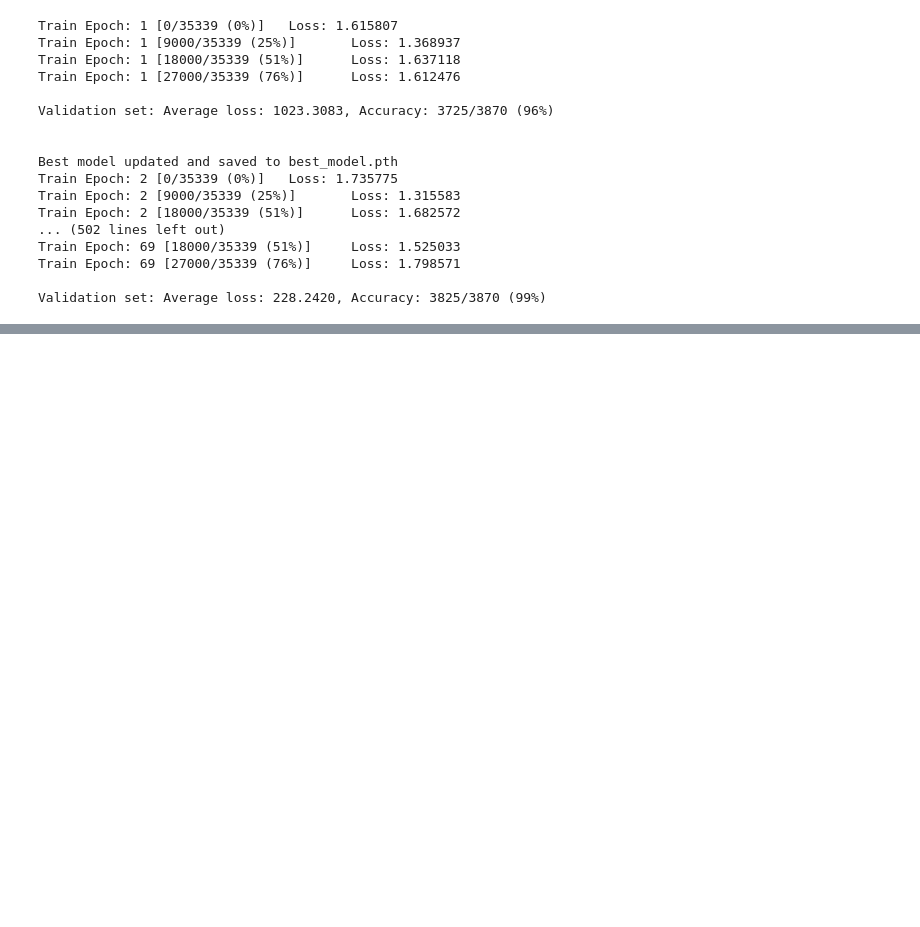
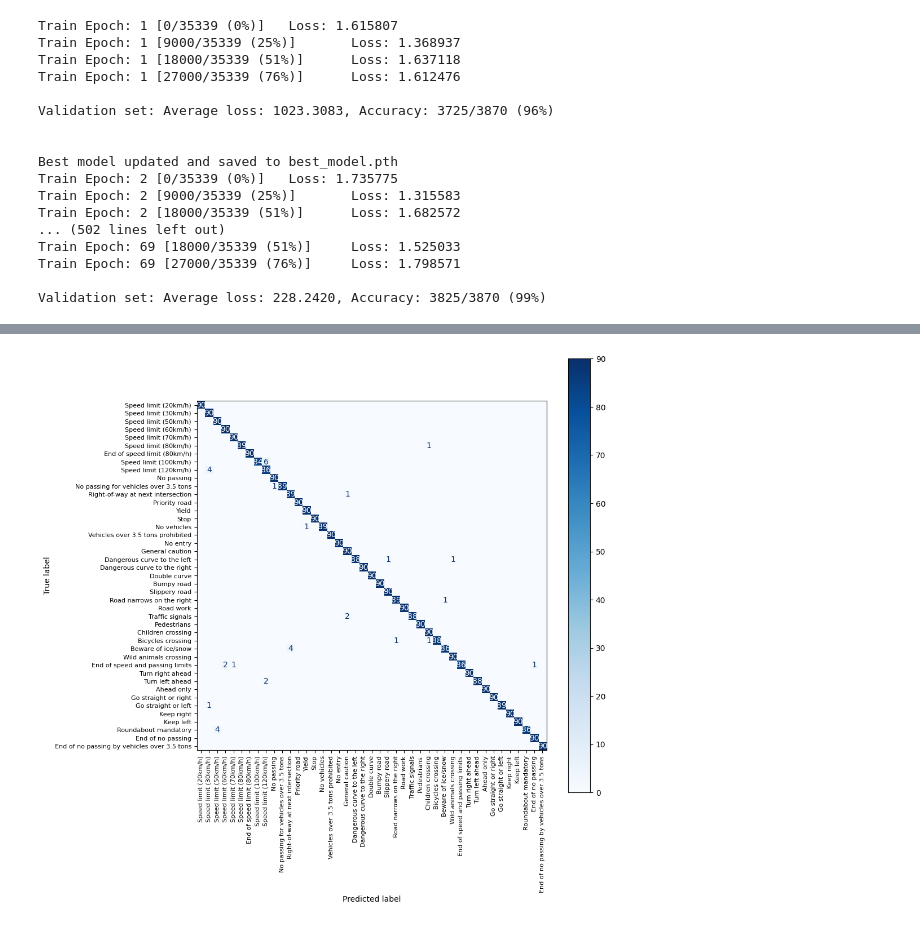
Before and after one commit to justinyhchoi/Road-Sign-To-Speech, a Jupyter notebook: MicronNet/MicroNet.ipynb, the cells around one changed output, grey strips where cells are left out. Saved outputs shown, nothing was run; the diff lists cells and outputs as text; code cells hidden in the pictures; blank space fills up the shorter version.

```diff
--- a/MicronNet/MicroNet.ipynb
+++ b/MicronNet/MicroNet.ipynb
@@ -235,3 +234,12 @@ Train Epoch: 69 [18000/35339 (51%)]     Loss: 1.525033
 Train Epoch: 69 [27000/35339 (76%)]     Loss: 1.798571
 
 Validation set: Average loss: 228.2420, Accuracy: 3825/3870 (99%)
+# %%
+import torch
+device = torch.device("cuda" if torch.cuda.is_available() else "cpu")
+
+checkpoint = torch.load('best_model.pth', map_location=device)
+# if you saved a full checkpoint dict: state = checkpoint['state_dict']
+model.load_state_dict(checkpoint)
+
+model.to(device)
@@ -237,0 +392,74 @@ Validation set: Average loss: 228.2420, Accuracy: 3825/3870 (99%)
+# %%
+from sklearn.metrics import confusion_matrix, ConfusionMatrixDisplay
+
+import matplotlib.pyplot as plt
+
+# Convert predictions and labels to numpy arrays
+y_true = all_labels.cpu().numpy()
+y_pred = all_preds.cpu().numpy()
+
+# Compute the confusion matrix
+cm_new = confusion_matrix(y_true, y_pred)
+
+# Create a display instance using your class names as labels
+disp = ConfusionMatrixDisplay(confusion_matrix=cm_new, display_labels=class_names)
+
+# Plot the confusion matrix
+fig, ax = plt.subplots(figsize=(10,10))
+disp.plot(ax=ax, cmap='Blues', xticks_rotation=90)
+# Replace class names with the GTSRB names and update tick labels on the axes
+new_labels = ["Speed limit (20km/h)",
+              "Speed limit (30km/h)",
+              "Speed limit (50km/h)",
+              "Speed limit (60km/h)",
+              "Speed limit (70km/h)",
+              "Speed limit (80km/h)",
+              "End of speed limit (80km/h)",
+              "Speed limit (100km/h)",
+              "Speed limit (120km/h)",
+              "No passing",
+              "No passing for vehicles over 3.5 tons",
+              "Right-of-way at next intersection",
+              "Priority road",
+              "Yield",
+              "Stop",
+              "No vehicles",
+              "Vehicles over 3.5 tons prohibited",
+              "No entry",
+              "General caution",
+              "Dangerous curve to the left",
+              "Dangerous curve to the right",
+              "Double curve",
+              "Bumpy road",
+              "Slippery road",
+              "Road narrows on the right",
+              "Road work",
+              "Traffic signals",
+              "Pedestrians",
+              "Children crossing",
+              "Bicycles crossing",
+              "Beware of ice/snow",
+              "Wild animals crossing",
+              "End of speed and passing limits",
+              "Turn right ahead",
+              "Turn left ahead",
+              "Ahead only",
+              "Go straight or right",
+              "Go straight or left",
+              "Keep right",
+              "Keep left",
+              "Roundabout mandatory",
+              "End of no passing",
+              "End of no passing by vehicles over 3.5 tons"]
+
+ax.set_xticklabels(new_labels, rotation=90, fontsize=8)
+ax.set_yticklabels(new_labels, fontsize=8)
+
+# Remove text labels that are '0'
+for text in ax.texts:
+    if text.get_text() == '0':
+        text.set_text("")
+
+plt.show()
+# %% [output]
+[figure, added]
```
Also changed, not shown: parts of 9 cells of this notebook, 6 other files.
